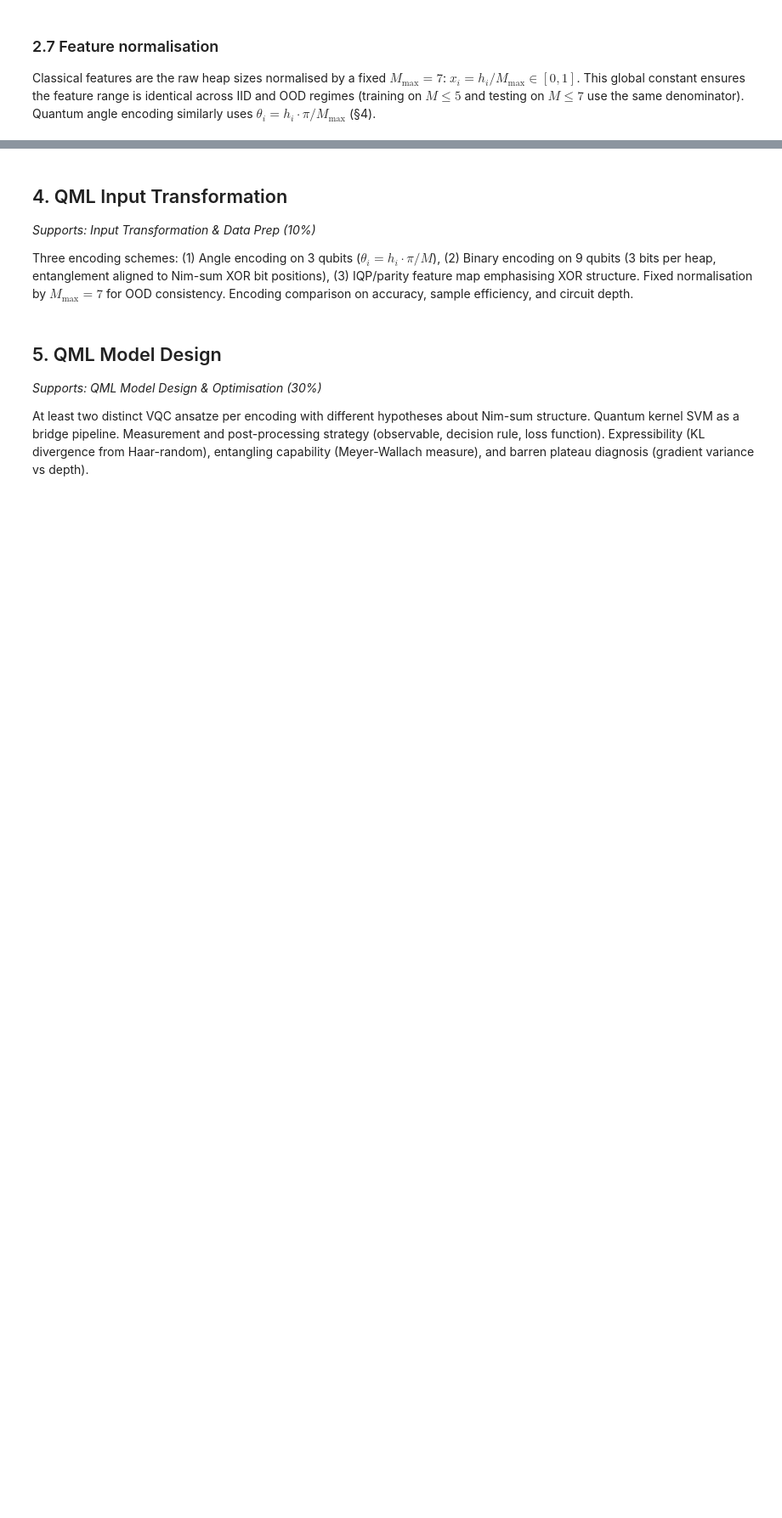
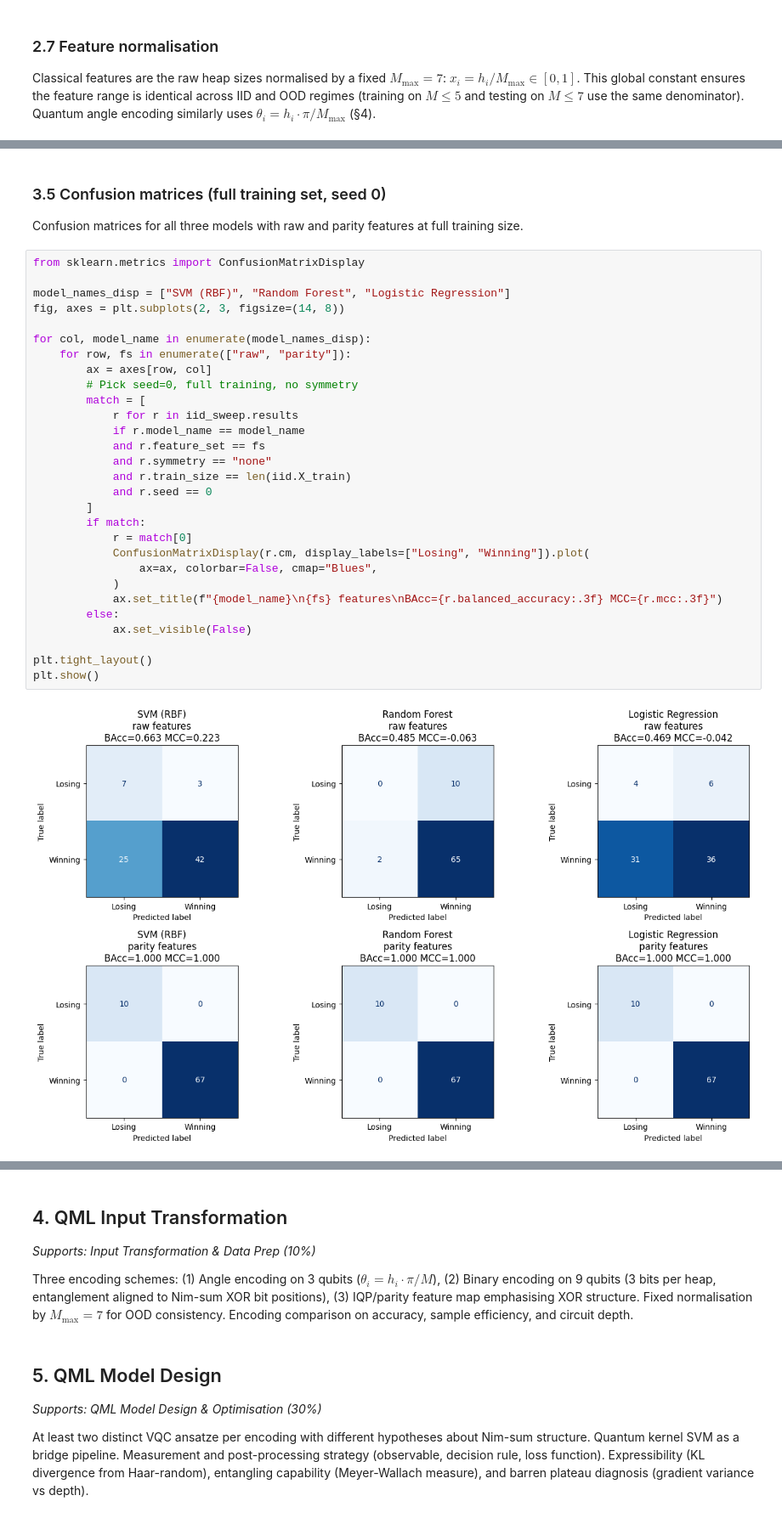
Before and after one commit to gelbh/comp47950-qml-project, a Jupyter notebook: notebooks/qml_project.ipynb, the cells around one changed output, grey strips where cells are left out. Shown at 85% size. Cells and saved outputs as stored; diff of their text form; blank space fills up the shorter version.

```diff
--- a/notebooks/qml_project.ipynb
+++ b/notebooks/qml_project.ipynb
@@ -283,0 +671,35 @@ Three classifiers (SVM with RBF kernel, Random Forest, Logistic Regression) with
+# %% [markdown]
+### 3.5 Confusion matrices (full training set, seed 0)
+
+Confusion matrices for all three models with raw and parity features at full training size.
+# %%
+from sklearn.metrics import ConfusionMatrixDisplay
+
+model_names_disp = ["SVM (RBF)", "Random Forest", "Logistic Regression"]
+fig, axes = plt.subplots(2, 3, figsize=(14, 8))
+
+for col, model_name in enumerate(model_names_disp):
+    for row, fs in enumerate(["raw", "parity"]):
+        ax = axes[row, col]
+        # Pick seed=0, full training, no symmetry
+        match = [
+            r for r in iid_sweep.results
+            if r.model_name == model_name
+            and r.feature_set == fs
+            and r.symmetry == "none"
+            and r.train_size == len(iid.X_train)
+            and r.seed == 0
+        ]
+        if match:
+            r = match[0]
+            ConfusionMatrixDisplay(r.cm, display_labels=["Losing", "Winning"]).plot(
+                ax=ax, colorbar=False, cmap="Blues",
+            )
+            ax.set_title(f"{model_name}\n{fs} features\nBAcc={r.balanced_accuracy:.3f} MCC={r.mcc:.3f}")
+        else:
+            ax.set_visible(False)
+
+plt.tight_layout()
+plt.show()
+# %% [output]
+[figure, added]
```
Also changed, not shown: parts of 39 cells of this notebook.
